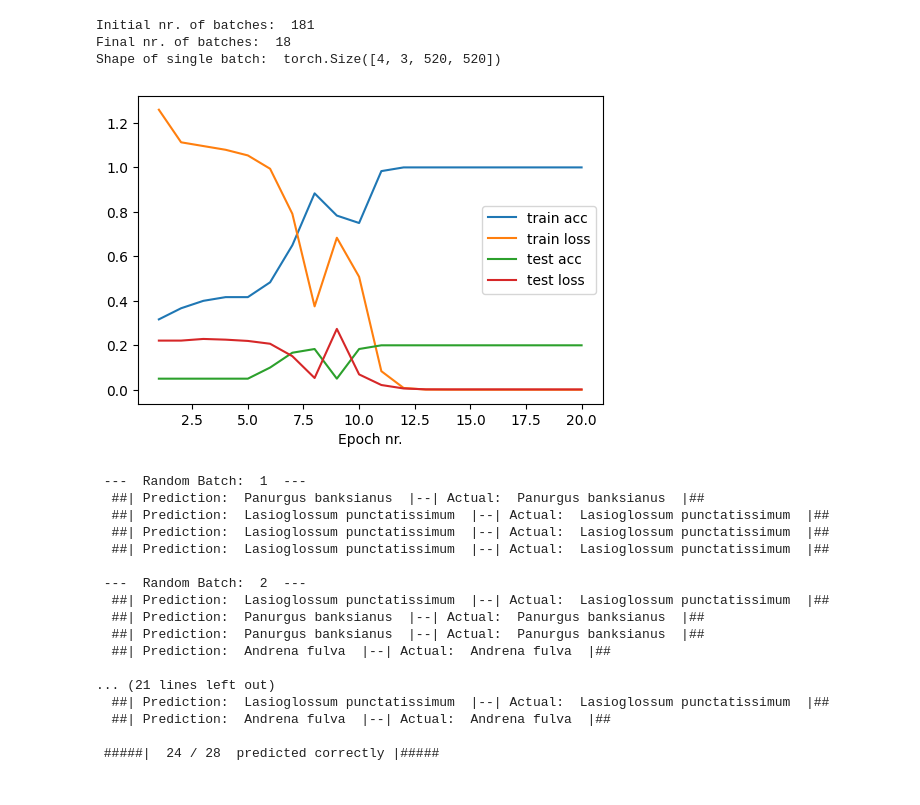
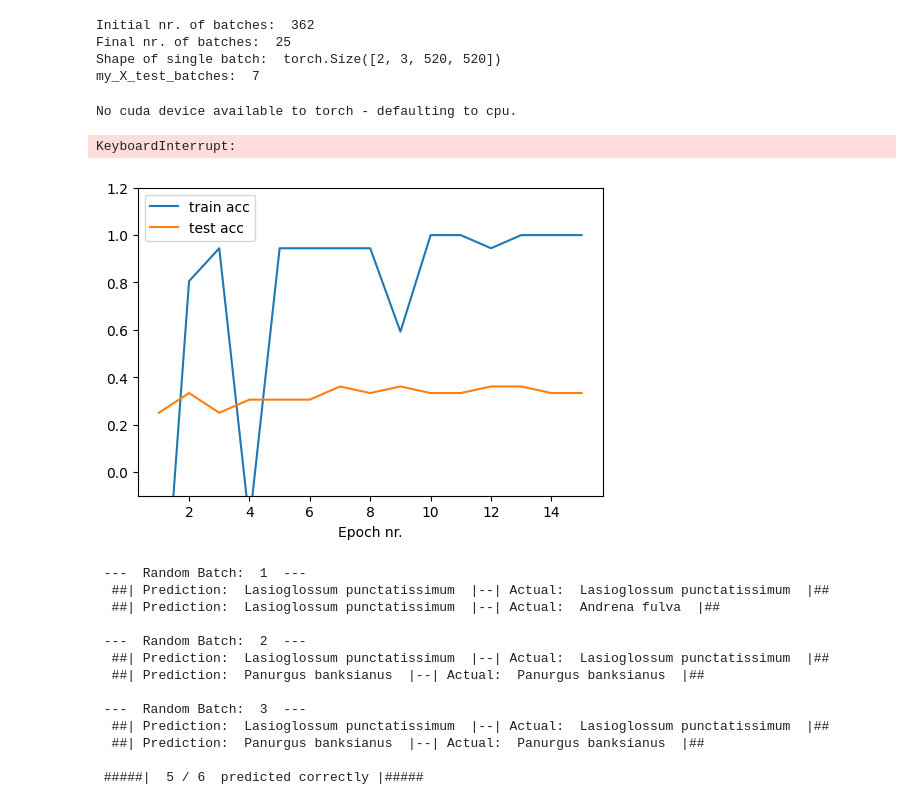
Before and after one commit to seba2390/DeepLearning2022, a Jupyter notebook: Aflevering 1/main.ipynb, the cells around one changed output. Drawn from its saved outputs; the diff is of its cells as text; code cells hidden in the pictures.

```diff
--- a/Aflevering 1/main.ipynb
+++ b/Aflevering 1/main.ipynb
@@ -4,21 +4,3 @@ import torchvision.transforms as transforms
 import matplotlib.pyplot as plt
 from myDataSet import *
 from tqdm import tqdm
-# %%
-def accuracy(y_hat: torch.Tensor,
-             y_actual: torch.Tensor) -> float:
-    """
-    Function for calculating the accuracy of 'y_hat' against 'y_actual'
-    in terms of: nr. agreements / nr. comparisons.
-
-     Parameters:
-    - y_hat: 2D torch tensor of shape (nr. datapoints, nr. classes) only containing 1 and 0.
-    - y_actual: 2D torch tensor of shape (nr. datapoints, nr. classes) only containing 1 and 0.
-
-     Returns:
-    - _accuracy: float in range (0,1).
-    """
-    assert y_hat.shape == y_actual.shape, f'Inputs are not of matching shapes.'
-    _nr_equals = torch.sum(y_hat*y_actual)
-    _accuracy = _nr_equals/y_hat.shape[0]
-    return _accuracy
@@ -328,7 +764,7 @@ dataset = MyCustomImageDataset(annotations_file_directory, image_directory)
 
 
 # Preparing data for learning (normalization, one-hot encoding and batching)
-my_batch_size, my_data_fraction, my_test_fraction = 4, 0.1, 0.2
+my_batch_size, my_data_fraction, my_test_fraction = 2, 0.07, 0.3
 prepped_data = DataPrep(dataset=dataset,
                         batch_size=my_batch_size,
                         data_fraction=my_data_fraction,
@@ -337,38 +773,44 @@ prepped_data.prepare()
 my_X_train_batches, my_Y_train_batches = prepped_data.train_X, prepped_data.train_Y
 my_X_test_batches, my_Y_test_batches = prepped_data.test_X, prepped_data.test_Y
 print("Shape of single batch: ",my_X_train_batches[0].shape)
+print("my_X_test_batches: ", len(my_X_test_batches))
 # %% [output]
-Initial nr. of batches:  181
-Final nr. of batches:  18
-Shape of single batch:  torch.Size([4, 3, 520, 520])
+Initial nr. of batches:  362
+Final nr. of batches:  25
+Shape of single batch:  torch.Size([2, 3, 520, 520])
+my_X_test_batches:  7
 # %%
 # Creating instance of neural network
 my_nr_channels = my_X_train_batches[0].shape[1]
 my_nr_classes = my_Y_train_batches[0].shape[1]
 my_input_dimensions = (my_X_train_batches[0].shape[2], my_X_train_batches[0].shape[3])
 
-my_net = NeuralNet(channels_in=my_nr_channels,
+my_net = NeuralNet2(channels_in=my_nr_channels,
                    nr_classes=my_nr_classes,
                    input_dimensions=my_input_dimensions)
 # %%
-train_accuracies, train_losses, test_accuracies, test_losses = train(model=my_net,
+train_accuracies, train_losses, test_accuracies, test_losses = my_net.train_network(
                                                         train_data_batches=my_X_train_batches,
                                                       train_labels_batches=my_Y_train_batches,
                                                          test_data_batches=my_X_test_batches,
                                                        test_labels_batches=my_Y_test_batches,
-                                                                    epochs=20)
+                                                                    epochs=15)
+# %% [output]
+No cuda device available to torch - defaulting to cpu.
+KeyboardInterrupt:
 # %%
 fig, ax = plt.subplots(1,1,figsize=(6,4))
 epochs = [i+1 for i in range(len(train_accuracies))]
 ax.plot(epochs,train_accuracies,label="train acc")
-ax.plot(epochs,train_losses,label="train loss")
+#ax.plot(epochs,train_losses,label="train loss")
 ax.plot(epochs,test_accuracies,label="test acc")
-ax.plot(epochs,test_losses,label="test loss")
+#ax.plot(epochs,test_losses,label="test loss")
+ax.set_ylim(-0.1,1.2)
 ax.set_xlabel("Epoch nr.")
 ax.legend()
 plt.show()
 # %% [output]
-[figure, old version]
+[figure, new version]
 # %%
 def test_model(model: NeuralNet,
                data: DataPrep,
@@ -397,21 +840,17 @@ def test_model(model: NeuralNet,
     print("\n #####| ", correct_counter, "/", batch_counter * data.batch_size, " predicted correctly |#####")
 # %%
-test_model(my_net,prepped_data,6)
+test_model(my_net,prepped_data,3)
 # %% [output]
  ---  Random Batch:  1  ---
-  ##| Prediction:  Panurgus banksianus  |--| Actual:  Panurgus banksianus  |##
   ##| Prediction:  Lasioglossum punctatissimum  |--| Actual:  Lasioglossum punctatissimum  |##
-  ##| Prediction:  Lasioglossum punctatissimum  |--| Actual:  Lasioglossum punctatissimum  |##
-  ##| Prediction:  Lasioglossum punctatissimum  |--| Actual:  Lasioglossum punctatissimum  |##
+  ##| Prediction:  Lasioglossum punctatissimum  |--| Actual:  Andrena fulva  |##
 
  ---  Random Batch:  2  ---
   ##| Prediction:  Lasioglossum punctatissimum  |--| Actual:  Lasioglossum punctatissimum  |##
   ##| Prediction:  Panurgus banksianus  |--| Actual:  Panurgus banksianus  |##
+
+ ---  Random Batch:  3  ---
+  ##| Prediction:  Lasioglossum punctatissimum  |--| Actual:  Lasioglossum punctatissimum  |##
   ##| Prediction:  Panurgus banksianus  |--| Actual:  Panurgus banksianus  |##
-  ##| Prediction:  Andrena fulva  |--| Actual:  Andrena fulva  |##
 
-... (21 lines left out)
-  ##| Prediction:  Lasioglossum punctatissimum  |--| Actual:  Lasioglossum punctatissimum  |##
-  ##| Prediction:  Andrena fulva  |--| Actual:  Andrena fulva  |##
-
- #####|  24 / 28  predicted correctly |#####
+ #####|  5 / 6  predicted correctly |#####
```
Also changed, not shown: parts of 5 cells of this notebook.
